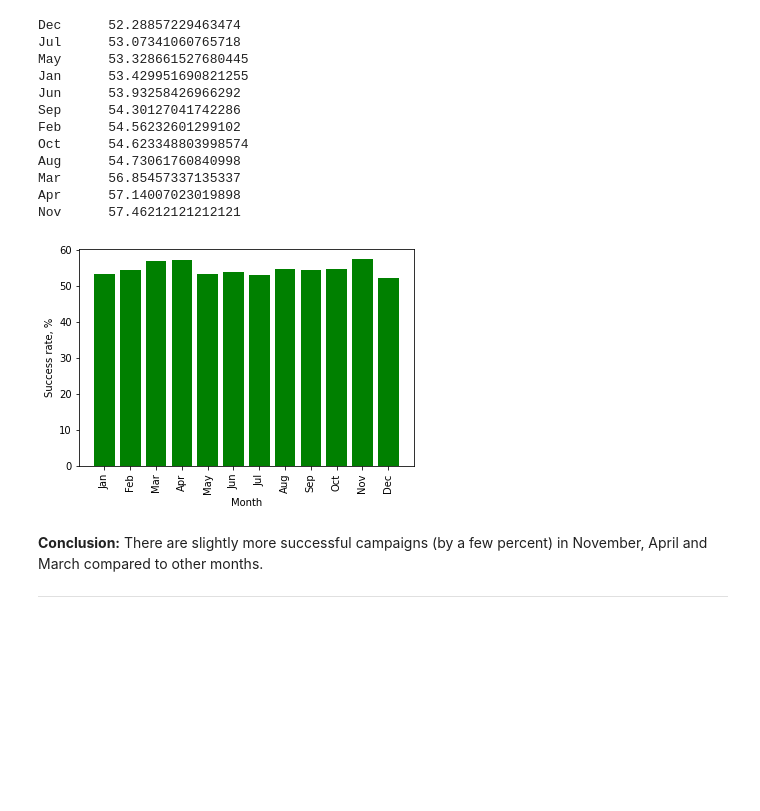
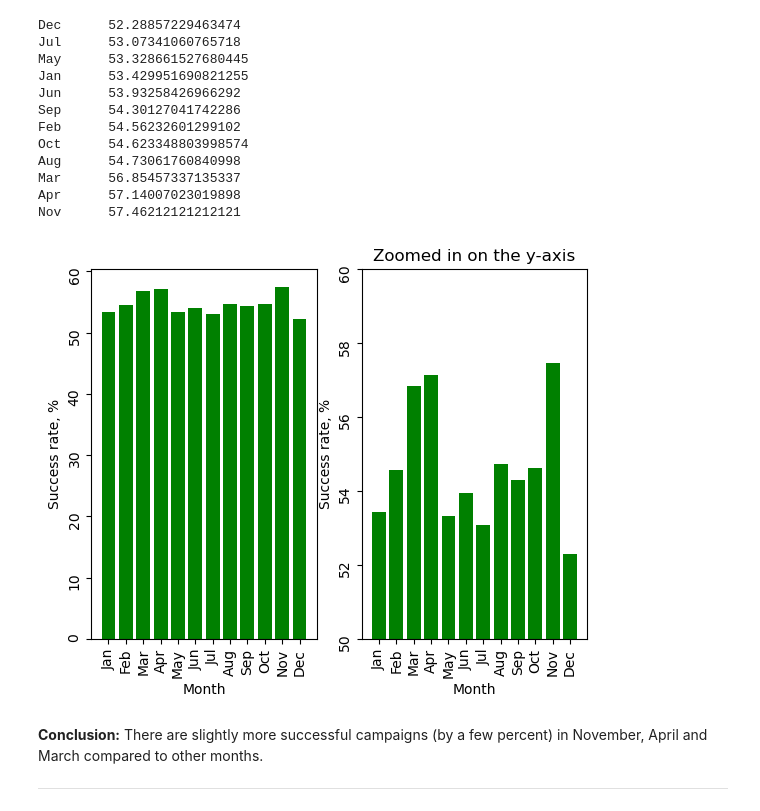
Before and after one commit to agoncharova/kickstarter_analysis, a Jupyter notebook: kickstarter.ipynb, the cells around one changed output. Drawn from its saved outputs; the diff is of its cells as text; code cells hidden in the pictures; blank space fills up the shorter version.

```diff
--- a/kickstarter.ipynb
+++ b/kickstarter.ipynb
@@ -168,12 +168,19 @@ Mar      56.85457337135337
 Apr      57.14007023019898
 Nov      57.46212121212121
 # %%
-plt.bar(win_dict.keys(), win_dict.values(), color='g')
-plt.xlabel('Month')
-plt.ylabel('Success rate, %')
-_ = plt.xticks(rotation=90)
+fig, (ax1, ax2) = plt.subplots(1, 2)
+ax1.bar(win_dict.keys(), win_dict.values(), color='g')
+ax2.bar(win_dict.keys(), win_dict.values(), color='g')
+ax2.set_ylim([50,60])
+ax1.set_xlabel('Month')
+ax2.set_xlabel('Month')
+ax1.set_ylabel('Success rate, %')
+ax2.set_ylabel('Success rate, %')
+ax2.set_title('Zoomed in on the y-axis')
+_ = ax1.tick_params(rotation=90)
+_ = ax2.tick_params(rotation=90)
 # %% [output]
-[figure, old version]
+[figure, new version]
 # %% [markdown]
 **Conclusion:** There are slightly more successful campaigns (by a few percent) in November, April and March compared to other months.
 
```
Also changed, not shown: parts of 5 cells of this notebook.
